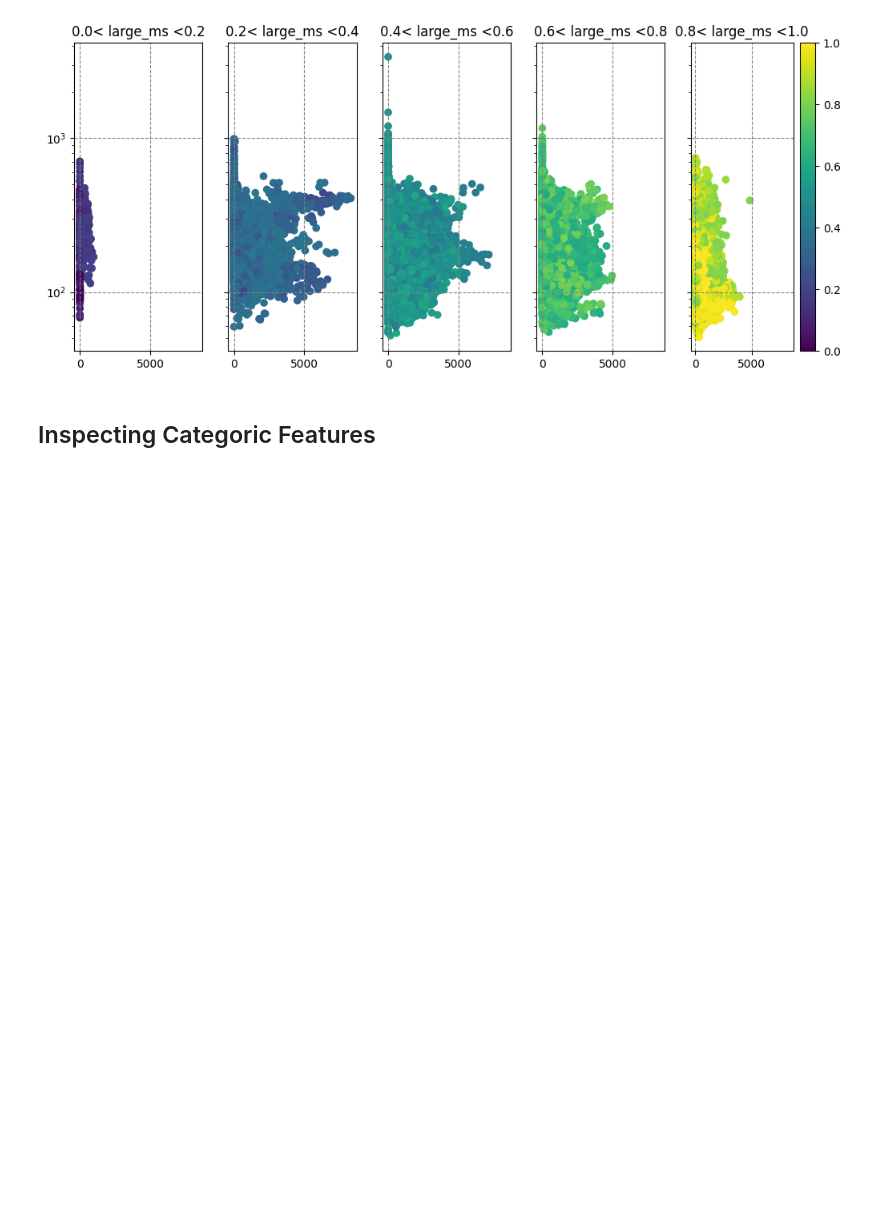
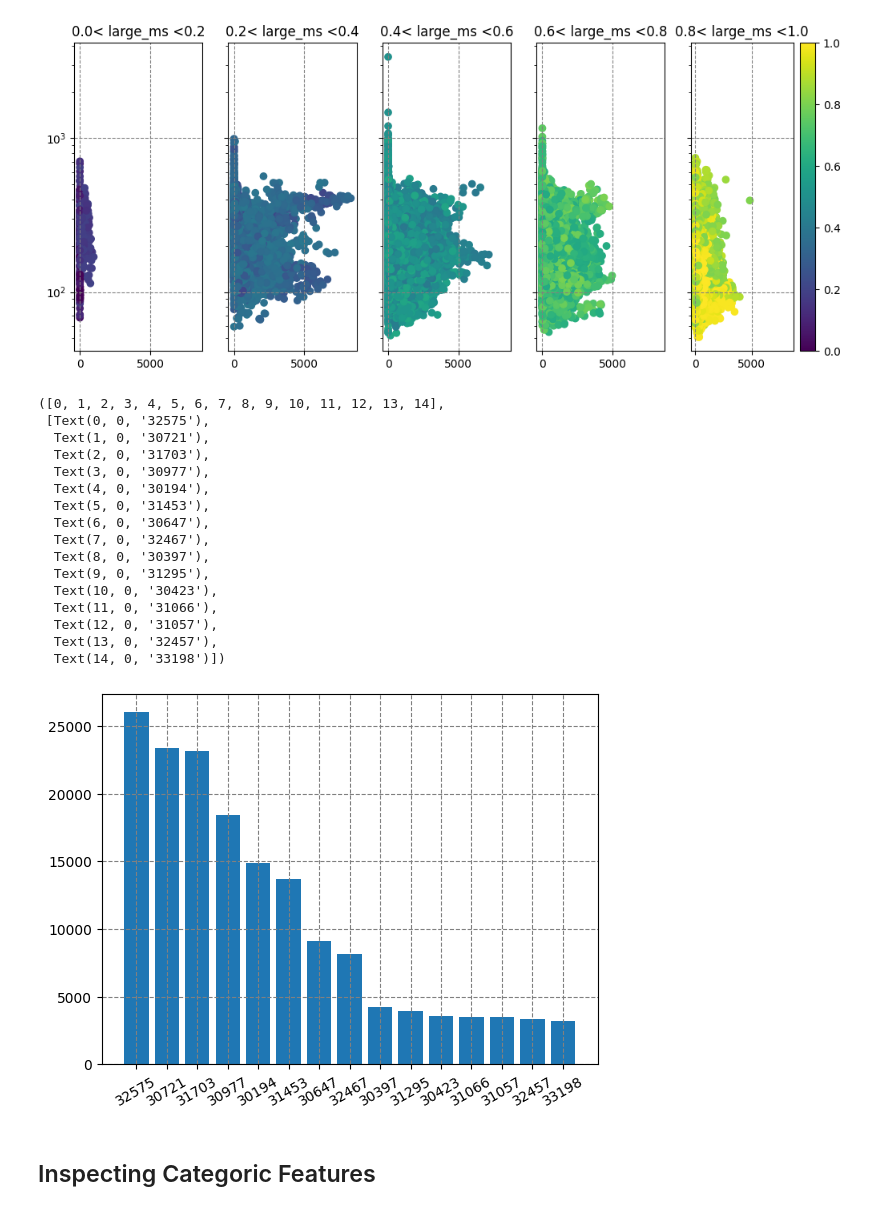
Before and after one commit to cmherrera/portfolio, a Jupyter notebook: assets/projects/Data_Visualization/US_Airline_Flight_Fares.ipynb, the cells around one changed output. Saved outputs shown, nothing was run; the diff lists cells and outputs as text; code cells hidden in the pictures; blank space fills up the shorter version.

Commit message:
Update Data Visualization

```diff
--- a/assets/projects/Data_Visualization/US_Airline_Flight_Fares.ipynb
+++ b/assets/projects/Data_Visualization/US_Airline_Flight_Fares.ipynb
@@ -189,5 +189,45 @@ plt.plot()
 # %% [output]
 []
 [figure]
+# %%
+#print(cat_dataset.value_counts('airport_1'))
+#print('==========================')
+#print(cat_dataset.value_counts('airport_1').keys())
+#print('==========================')
+#print(cat_dataset.value_counts('airport_1').to_list())
+#print('==========================')
+#print(cat_dataset['airport_1'].unique())
+categorical_columns = ['tbl','Year','quarter','citymarketid_1','citymarketid_2','city1','city2','airportid_1','airportid_2',
+                       'airport_1','airport_2','carrier_lg','carrier_low','Geocoded_City1','Geocoded_City2','tbl1apk']
+cat_dataset = Raw_DataSet.loc[:,categorical_columns]
+fig, ax = plt.subplots(  )
+#col = categorical_columns[index]
+max_bar = 15
+keys_list = cat_dataset.value_counts('citymarketid_1').keys()
+keys_list = [str(x) for x in keys_list]
+keys_list = keys_list[:min(max_bar, len(keys_list))]
+val_list = cat_dataset.value_counts('citymarketid_1').to_list()
+val_list = val_list[:min(max_bar, len(val_list))]
+barplot = plt.bar(keys_list, val_list)
+ax.grid(color='gray', linestyle='dashed')
+plt.xticks(rotation=30)
+# %% [output]
+([0, 1, 2, 3, 4, 5, 6, 7, 8, 9, 10, 11, 12, 13, 14],
+ [Text(0, 0, '32575'),
+  Text(1, 0, '30721'),
+  Text(2, 0, '31703'),
+  Text(3, 0, '30977'),
+  Text(4, 0, '30194'),
+  Text(5, 0, '31453'),
+  Text(6, 0, '30647'),
+  Text(7, 0, '32467'),
+  Text(8, 0, '30397'),
+  Text(9, 0, '31295'),
+  Text(10, 0, '30423'),
+  Text(11, 0, '31066'),
+  Text(12, 0, '31057'),
+  Text(13, 0, '32457'),
+  Text(14, 0, '33198')])
+[figure, added]
 # %% [markdown]
 ## Inspecting Categoric Features
```
Also changed, not shown: parts of 1 cell of this notebook.
